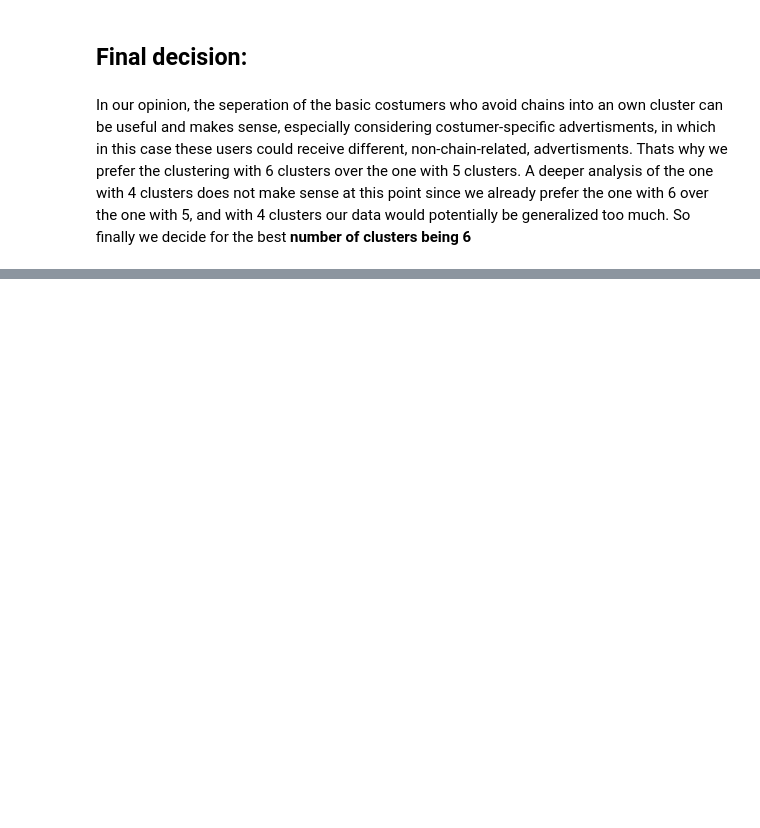
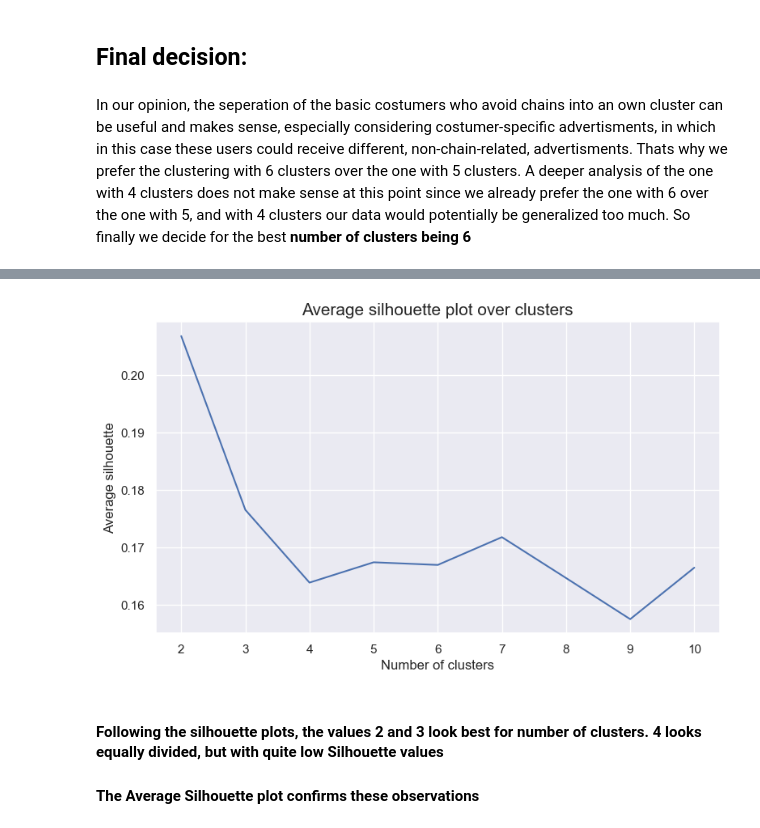
Before and after one commit to Gomsofi06/Data_Mining_NOVAIMS, a Jupyter notebook: src/Clustering.ipynb, the cells around one changed output, grey strips where cells are left out. Drawn from its saved outputs; the diff is of its cells as text; code cells hidden in the pictures; blank space fills up the shorter version.

```diff
--- a/src/Clustering.ipynb
+++ b/src/Clustering.ipynb
@@ -353,0 +431,16 @@ So finally we decide for the best **number of clusters being 6**
+# %%
+plt.figure(figsize=(9,5))
+
+
+plt.plot(range_clusters[1:],
+         avg_silhouette)
+
+plt.ylabel("Average silhouette")
+plt.xlabel("Number of clusters")
+plt.title("Average silhouette plot over clusters", size=15)
+plt.show()
+# %% [output]
+[figure, added]
+# %% [markdown]
+#### Following the silhouette plots, the values 2 and 3 look best for number of clusters. 4 looks equally divided, but with quite low Silhouette values
+#### The Average Silhouette plot confirms these observations
```
Also changed, not shown: parts of 20 cells of this notebook.
